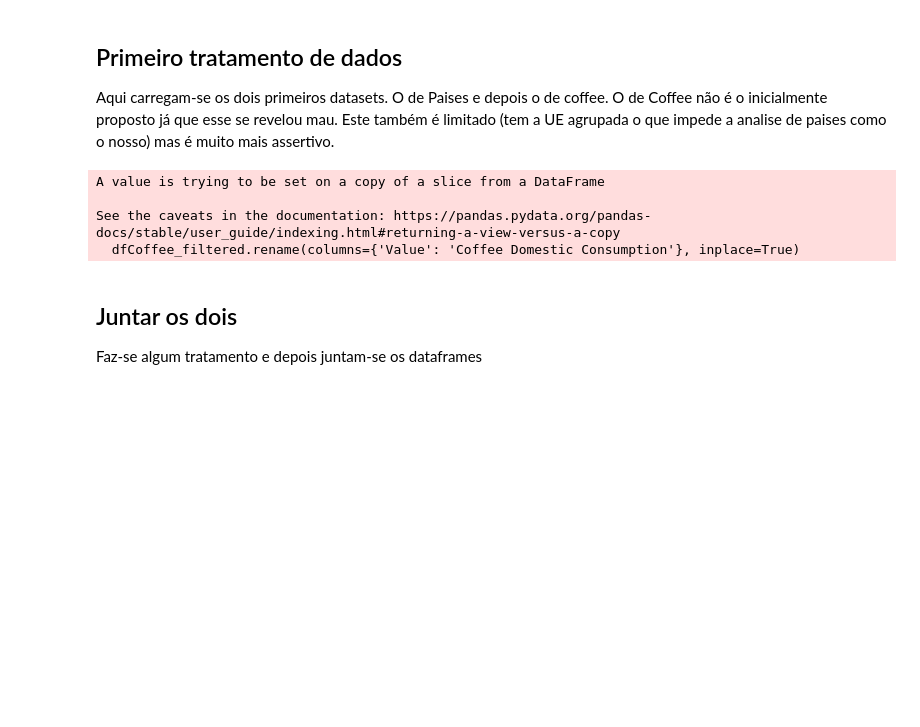
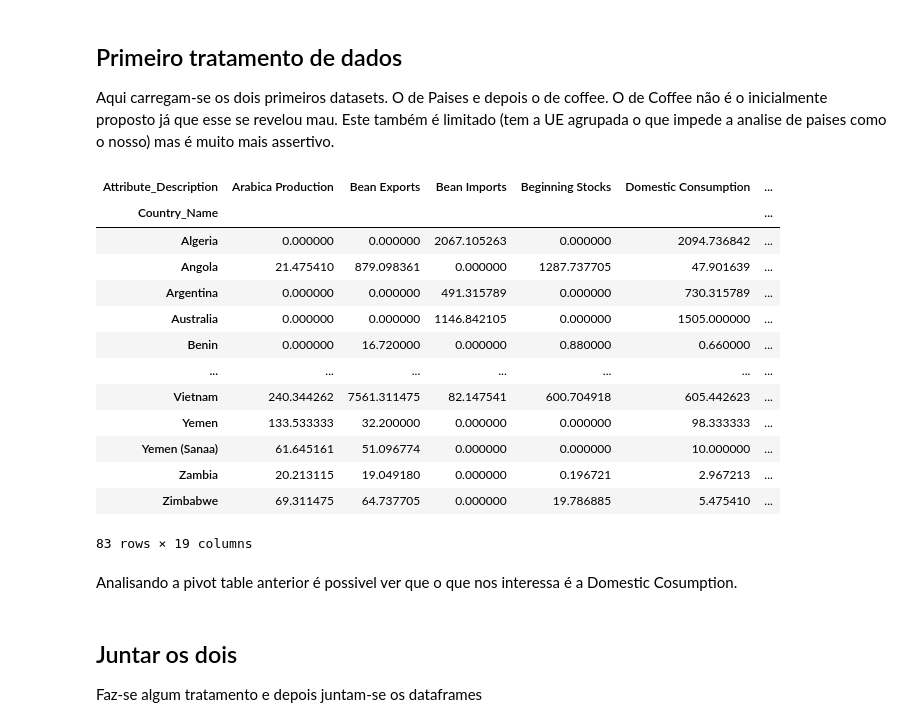
Before and after one commit to nunovivas/TrabalhoFinal, a Jupyter notebook: 04Final.ipynb, the cells around one changed output. Saved outputs shown, nothing was run; the diff lists cells and outputs as text; code cells hidden in the pictures; blank space fills up the shorter version.

```diff
--- a/04Final.ipynb
+++ b/04Final.ipynb
@@ -3,17 +3,37 @@
 
 Aqui carregam-se os dois primeiros datasets. O de Paises e depois o de coffee. O de Coffee não é o inicialmente proposto já que esse se revelou mau.
 Este também é limitado (tem a UE agrupada o que impede a analise de paises como o nosso) mas é muito mais assertivo.
+# %%
+import pandas as pd
+
+# Load the dataset into a DataFrame
+dfCountries = pd.read_csv('Dados/countries of the world.csv')
+
+# Display the first few rows of the DataFrame
+dfCountries.head()
+
+dfCoffee = pd.read_csv('Dados/psd_coffee.csv')
+
+# use a pivot table to display the average coffee production for each country and in the columns show the Attribute_Description Column
+dfCoffee.pivot_table(index='Country_Name', columns='Attribute_Description', values='Value', aggfunc='mean')
+# %% [output]
+| Attribute_Description | Arabica Production | Bean Exports | Bean Imports | Beginning Stocks | Domestic Consumption | ... |
+| Country_Name |  |  |  |  |  | ... |
+| Algeria | 0.000000 | 0.000000 | 2067.105263 | 0.000000 | 2094.736842 | ... |
+| Angola | 21.475410 | 879.098361 | 0.000000 | 1287.737705 | 47.901639 | ... |
+| Argentina | 0.000000 | 0.000000 | 491.315789 | 0.000000 | 730.315789 | ... |
+| Australia | 0.000000 | 0.000000 | 1146.842105 | 0.000000 | 1505.000000 | ... |
+| Benin | 0.000000 | 16.720000 | 0.000000 | 0.880000 | 0.660000 | ... |
+| ... | ... | ... | ... | ... | ... | ... |
+| Vietnam | 240.344262 | 7561.311475 | 82.147541 | 600.704918 | 605.442623 | ... |
+| Yemen | 133.533333 | 32.200000 | 0.000000 | 0.000000 | 98.333333 | ... |
+| Yemen (Sanaa) | 61.645161 | 51.096774 | 0.000000 | 0.000000 | 10.000000 | ... |
+| Zambia | 20.213115 | 19.049180 | 0.000000 | 0.196721 | 2.967213 | ... |
+| Zimbabwe | 69.311475 | 64.737705 | 0.000000 | 19.786885 | 5.475410 | ... |
+83 rows × 19 columns
+# %% [markdown]
+Analisando a pivot table anterior é possivel ver que o que nos interessa é a Domestic Cosumption.
 # %%
-import pandas as pd
-
-# Load the dataset into a DataFrame
-dfCountries = pd.read_csv('Dados/countries of the world.csv')
-
-# Display the first few rows of the DataFrame
-dfCountries.head()
-
-dfCoffee = pd.read_csv('Dados/psd_coffee.csv')
-dfCoffee.head()
 
 dfCoffee_grouped = dfCoffee[dfCoffee['Attribute_Description'] == 'Domestic Consumption'].groupby('Country_Name').sum()
 dfCoffee_avg = dfCoffee.groupby(['Country_Name', 'Attribute_Description'])['Value'].mean().reset_index()
@@ -24,11 +44,6 @@ dfCoffee_filtered.head()
 dfCoffee_filtered.to_csv('DadosTratados/CoffeeTreated.csv', index=False)
 
 #TODO: Congo e brazzaville need work
-# %% [output]
-A value is trying to be set on a copy of a slice from a DataFrame
-
-See the caveats in the documentation: https://pandas.pydata.org/pandas-docs/stable/user_guide/indexing.html#returning-a-view-versus-a-copy
-  dfCoffee_filtered.rename(columns={'Value': 'Coffee Domestic Consumption'}, inplace=True)
 # %% [markdown]
 ## Juntar os dois
 
```
Also changed, not shown: 3 other files.
